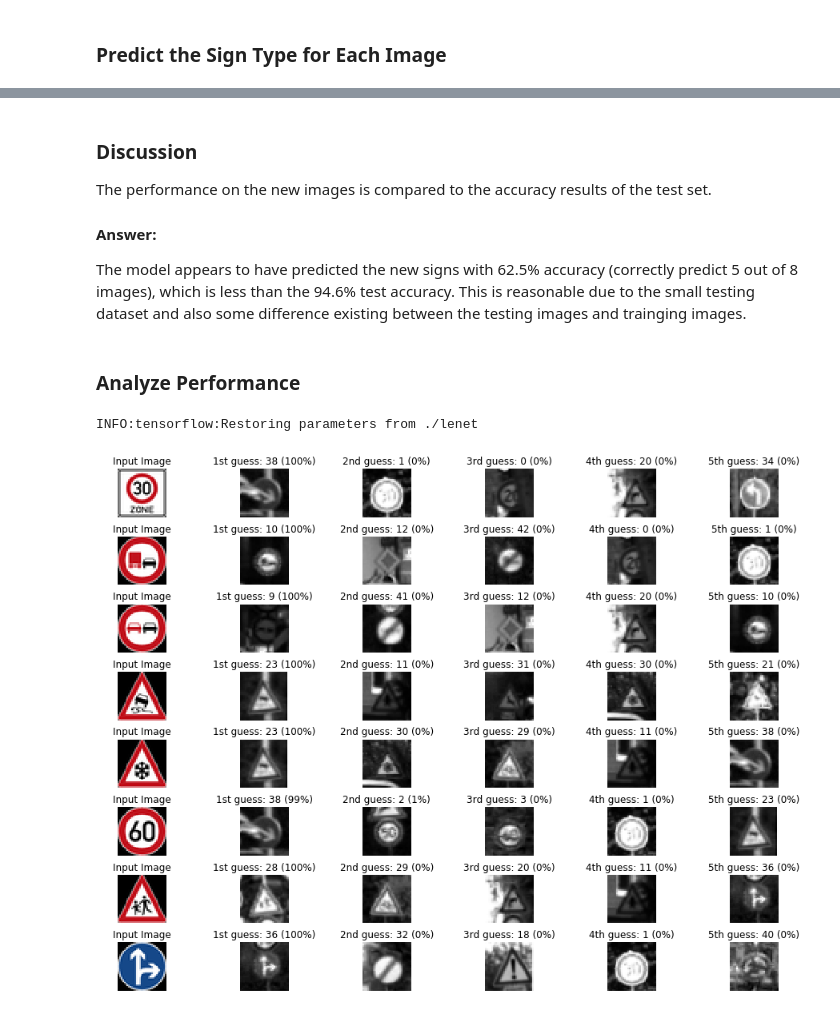
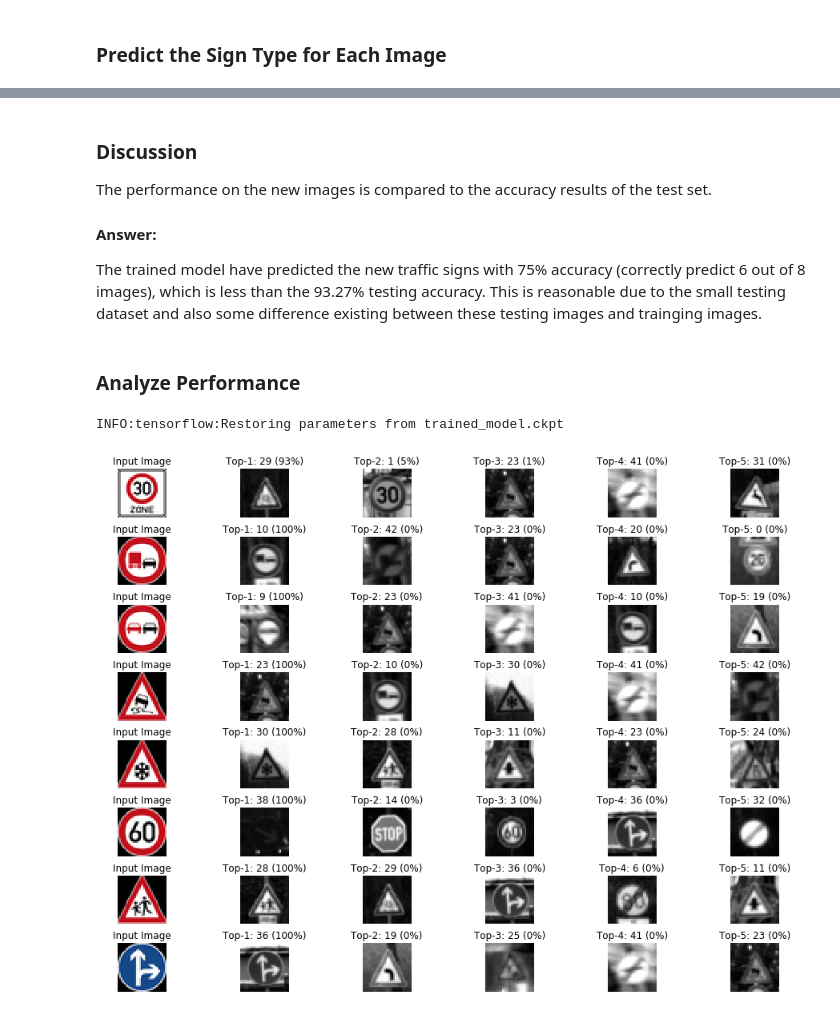
Before and after one commit to yizonggen/CarND-Traffic-Sign-Classifier-Project, a Jupyter notebook: Traffic_Sign_Classifier.ipynb, the cells around one changed output, grey strips where cells are left out. Cells and saved outputs as stored; diff of their text form; code cells hidden in the pictures.

```diff
--- a/Traffic_Sign_Classifier.ipynb
+++ b/Traffic_Sign_Classifier.ipynb
@@ -422,8 +496,8 @@ Model saved
 
 with tf.Session() as sess:
     sess.run(tf.global_variables_initializer())
-    saver2 = tf.train.import_meta_graph('./lenet.meta')
-    saver2.restore(sess, "./lenet")
-    test_accuracy = evaluate(X_test_normalized, y_test)
-    print("Test Set Accuracy = {:.3f}".format(test_accuracy))
+    saver = tf.train.Saver()
+    saver.restore(sess, model_save_path)
+    test_accuracy = evaluate(X_test, y_test)
+    print("Test Set Accuracy = {:.4f}".format(test_accuracy))
 # %% [output]
@@ -496,0 +565,6 @@ labels: [1, 10, 9, 23, 30, 3, 28, 36]
+# %%
+images = np.asarray(images)
+images_gray = np.sum(images/3, axis=3, keepdims=True)
+images_normalized = (images_gray - 128)/128
+
+print(images_normalized.shape)
@@ -513,8 +589,8 @@ Some images in our testing images may be difficult to be classified, for example
 
 with tf.Session() as sess:
     sess.run(tf.global_variables_initializer())
-    saver3 = tf.train.import_meta_graph('./lenet.meta')
-    saver3.restore(sess, "./lenet")
+    saver = tf.train.Saver()
+    saver.restore(sess, model_save_path)
     my_accuracy = evaluate(images_normalized, labels)
-    print("Test Set Accuracy = {:.3f}".format(my_accuracy))
+    print("Test Set Accuracy = {:.4f}".format(my_accuracy))
 # %% [output]
@@ -527,60 +603,41 @@ The performance on the new images is compared to the accuracy results of the tes
 
 #### Answer:
 
-The model appears to have predicted the new signs with 62.5% accuracy (correctly predict 5 out of 8 images), which is less than the 94.6% test accuracy. This is reasonable due to the small testing dataset and also some difference existing between the testing images and trainging images.
+The trained model have predicted the new traffic signs with 75% accuracy (correctly predict 6 out of 8 images), which is less than the 93.27% testing accuracy. This is reasonable due to the small testing dataset and also some difference existing between these testing images and trainging images.
 # %% [markdown]
 ### Analyze Performance
 # %%
 ### Calculate the accuracy for these 5 new images.
 ### For example, if the model predicted 1 out of 5 signs correctly, it's 20% accurate on these new images.
 
+given_k = 5
+
 softmax_logits = tf.nn.softmax(logits)
-top_k = tf.nn.top_k(softmax_logits, k=5)
+top_k = tf.nn.top_k(softmax_logits, k=given_k)
 
 with tf.Session() as sess:
     sess.run(tf.global_variables_initializer())
-    saver = tf.train.import_meta_graph('./lenet.meta')
-    saver.restore(sess, "./lenet")
+    saver = tf.train.Saver()
+    saver.restore(sess, model_save_path)
     my_softmax_logits = sess.run(softmax_logits, feed_dict={x: images_normalized, keep_prob: 1.0})
     my_top_k = sess.run(top_k, feed_dict={x: images_normalized, keep_prob: 1.0})
 
-    plt.rcParams.update({'font.size': 10})
-    fig, axs = plt.subplots(len(images),6, figsize=(16, 12))
+    fig, axes = plt.subplots(len(images),given_k+1, figsize=(16, 12))
     fig.subplots_adjust(hspace = .4)
-    axs = axs.ravel()
 
-    for i, image in enumerate(images):
-        axs[6*i].axis('off')
-        axs[6*i].imshow(image)
-        axs[6*i].set_title('Input Image')
-        guess1 = my_top_k[1][i][0]
-        index1 = np.argwhere(y_valid == guess1)[0]
-        axs[6*i+1].axis('off')
-        axs[6*i+1].imshow(X_valid[index1].squeeze(), cmap='gray')
-        axs[6*i+1].set_title('1st guess: {} ({:.0f}%)'.format(guess1, 100*my_top_k[0][i][0]))
-        guess2 = my_top_k[1][i][1]
-        index2 = np.argwhere(y_valid == guess2)[0]
-        axs[6*i+2].axis('off')
-        axs[6*i+2].imshow(X_valid[index2].squeeze(), cmap='gray')
-        axs[6*i+2].set_title('2nd guess: {} ({:.0f}%)'.format(guess2, 100*my_top_k[0][i][1]))
-        guess3 = my_top_k[1][i][2]
-        index3 = np.argwhere(y_valid == guess3)[0]
-        axs[6*i+3].axis('off')
-        axs[6*i+3].imshow(X_valid[index3].squeeze(), cmap='gray')
-        axs[6*i+3].set_title('3rd guess: {} ({:.0f}%)'.format(guess3, 100*my_top_k[0][i][2]))
-        guess4 = my_top_k[1][i][3]
-        index4 = np.argwhere(y_valid == guess4)[0]
-        axs[6*i+4].axis('off')
-        axs[6*i+4].imshow(X_valid[index4].squeeze(), cmap='gray')
-        axs[6*i+4].set_title('4th guess: {} ({:.0f}%)'.format(guess4, 100*my_top_k[0][i][3]))
-        guess5 = my_top_k[1][i][4]
-        index5 = np.argwhere(y_valid == guess5)[0]
-        axs[6*i+5].axis('off')
-        axs[6*i+5].imshow(X_valid[index5].squeeze(), cmap='gray')
-        axs[6*i+5].set_title('5th guess: {} ({:.0f}%)'.format(guess5, 100*my_top_k[0][i][4]))
+    for idx, image in enumerate(images):
+        axes[idx, 0].axis('off')
+        axes[idx, 0].imshow(image)
+        axes[idx, 0].set_title('Input Image')
+        for k_idx in range(given_k):
+            prediction = my_top_k[1][idx][k_idx]
+            index = np.argwhere(y_train == prediction)[0]
+            axes[idx, k_idx+1].axis('off')
+            axes[idx, k_idx+1].imshow(X_train[index].squeeze(), cmap='gray')
+            axes[idx, k_idx+1].set_title('Top-{}: {} ({:.0f}%)'.format(k_idx+1, prediction, 100*my_top_k[0][idx][k_idx]))
 # %% [output]
-INFO:tensorflow:Restoring parameters from ./lenet
+INFO:tensorflow:Restoring parameters from trained_model.ckpt
-[figure, old version]
+[figure, new version]
 # %% [markdown]
 ### Discussion
 
```
Also changed, not shown: parts of 29 cells of this notebook.
